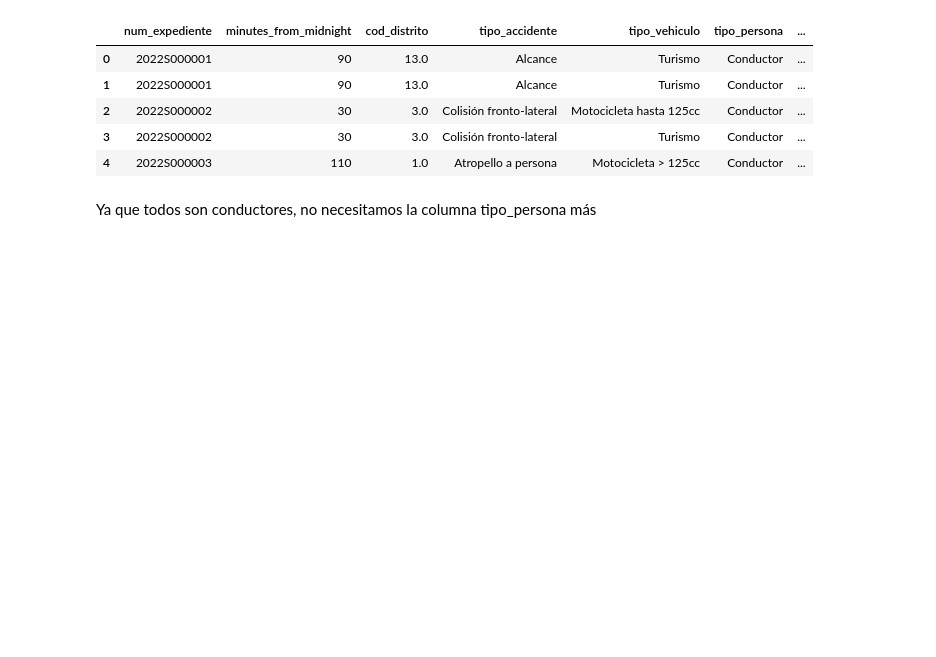
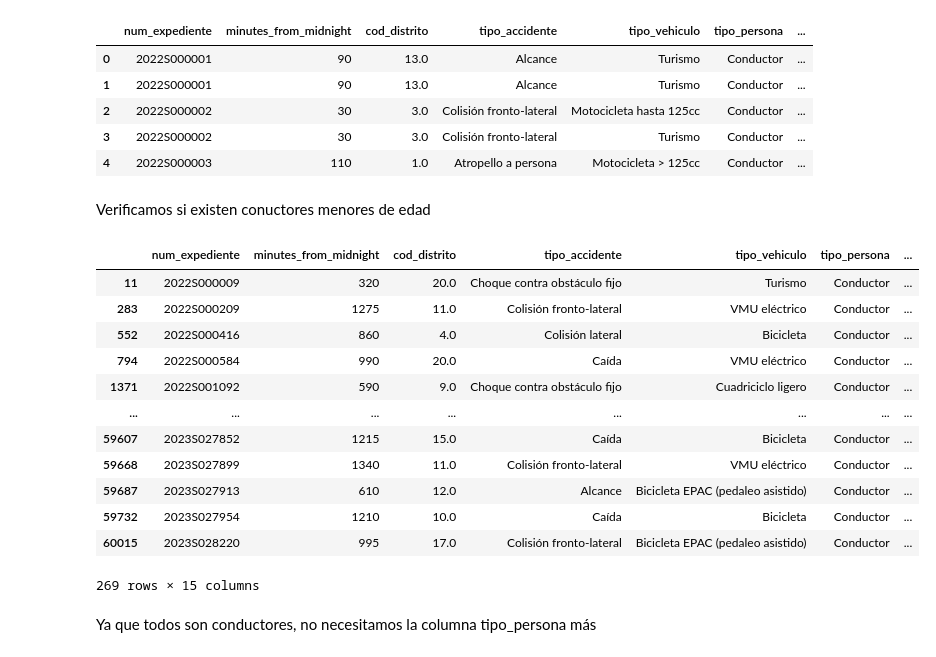
Before and after one commit to lucaramirezo/Traffic-Network-Transparency, a Jupyter notebook: L_Predicción_Edad_Conductor.ipynb, the cells around one changed output. Cells and saved outputs as stored; diff of their text form; code cells hidden in the pictures; blank space fills up the shorter version.

```diff
--- a/L_Predicción_Edad_Conductor.ipynb
+++ b/L_Predicción_Edad_Conductor.ipynb
@@ -53,0 +58,3 @@ df_2022.head()
+# %%
+df_2022 = df_2022[~df_2022['tipo_vehiculo'].isnull()]
+df_2022[df_2022['tipo_vehiculo'].isnull()]
@@ -264,6 +287,24 @@ df_2022.head()
 | 2 | 2022S000002 | 30 | 3.0 | Colisión fronto-lateral | Motocicleta hasta 125cc | Conductor | ... |
 | 3 | 2022S000002 | 30 | 3.0 | Colisión fronto-lateral | Turismo | Conductor | ... |
 | 4 | 2022S000003 | 110 | 1.0 | Atropello a persona | Motocicleta > 125cc | Conductor | ... |
+# %% [markdown]
+Verificamos si existen conuctores menores de edad
+# %%
+df_2022[df_2022['marca_de_clase_edad'] < 18][df_2022['marca_de_clase_edad'] > -1]
+# %% [output]
+|  | num_expediente | minutes_from_midnight | cod_distrito | tipo_accidente | tipo_vehiculo | tipo_persona | ... |
+| 11 | 2022S000009 | 320 | 20.0 | Choque contra obstáculo fijo | Turismo | Conductor | ... |
+| 283 | 2022S000209 | 1275 | 11.0 | Colisión fronto-lateral | VMU eléctrico | Conductor | ... |
+| 552 | 2022S000416 | 860 | 4.0 | Colisión lateral | Bicicleta | Conductor | ... |
+| 794 | 2022S000584 | 990 | 20.0 | Caída | VMU eléctrico | Conductor | ... |
+| 1371 | 2022S001092 | 590 | 9.0 | Choque contra obstáculo fijo | Cuadriciclo ligero | Conductor | ... |
+| ... | ... | ... | ... | ... | ... | ... | ... |
+| 59607 | 2023S027852 | 1215 | 15.0 | Caída | Bicicleta | Conductor | ... |
+| 59668 | 2023S027899 | 1340 | 11.0 | Colisión fronto-lateral | VMU eléctrico | Conductor | ... |
+| 59687 | 2023S027913 | 610 | 12.0 | Alcance | Bicicleta EPAC (pedaleo asistido) | Conductor | ... |
+| 59732 | 2023S027954 | 1210 | 10.0 | Caída | Bicicleta | Conductor | ... |
+| 60015 | 2023S028220 | 995 | 17.0 | Colisión fronto-lateral | Bicicleta EPAC (pedaleo asistido) | Conductor | ... |
+269 rows × 15 columns
 # %% [markdown]
 Ya que todos son conductores, no necesitamos la columna tipo_persona más
 # %%
```
Also changed, not shown: parts of 31 cells of this notebook.
